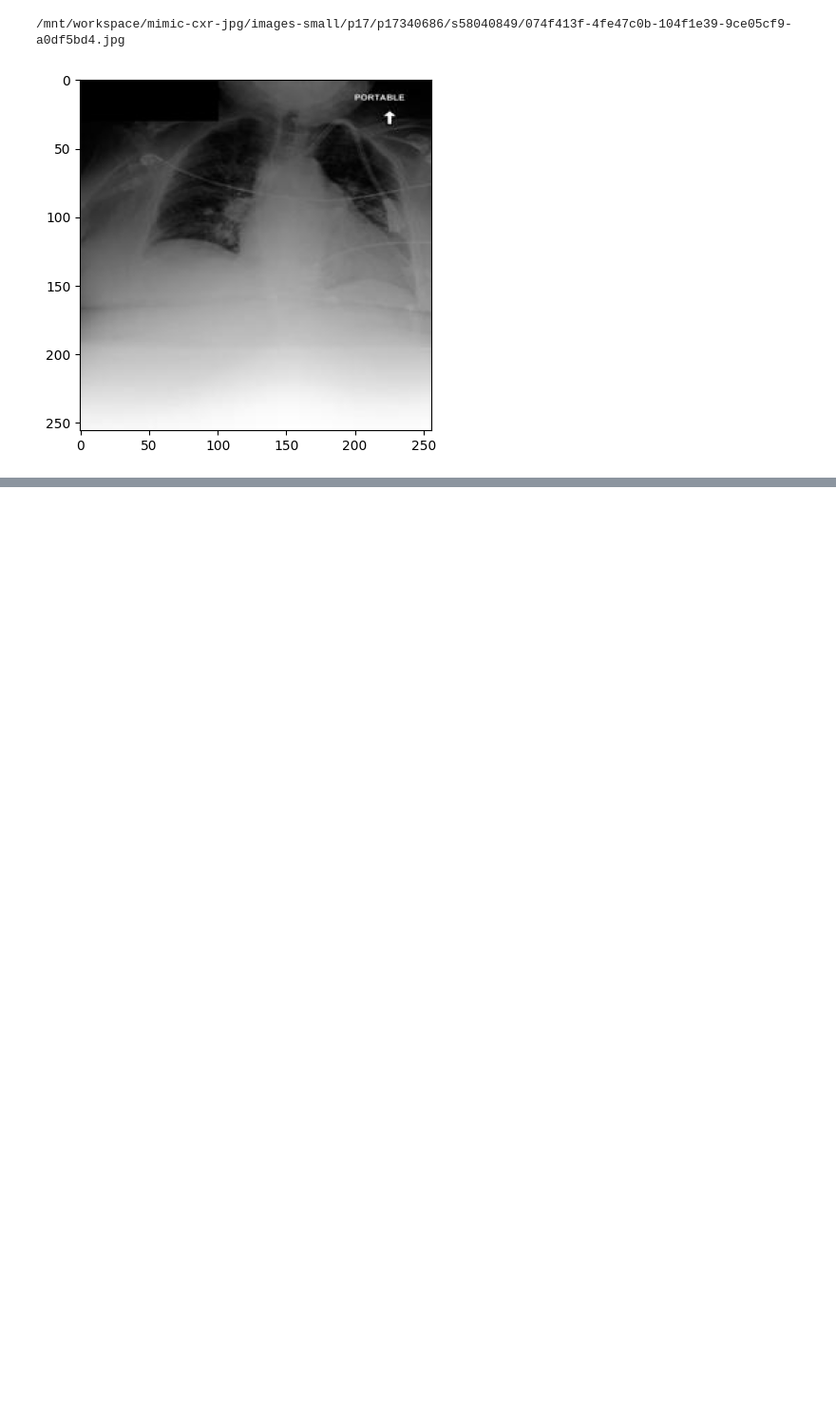
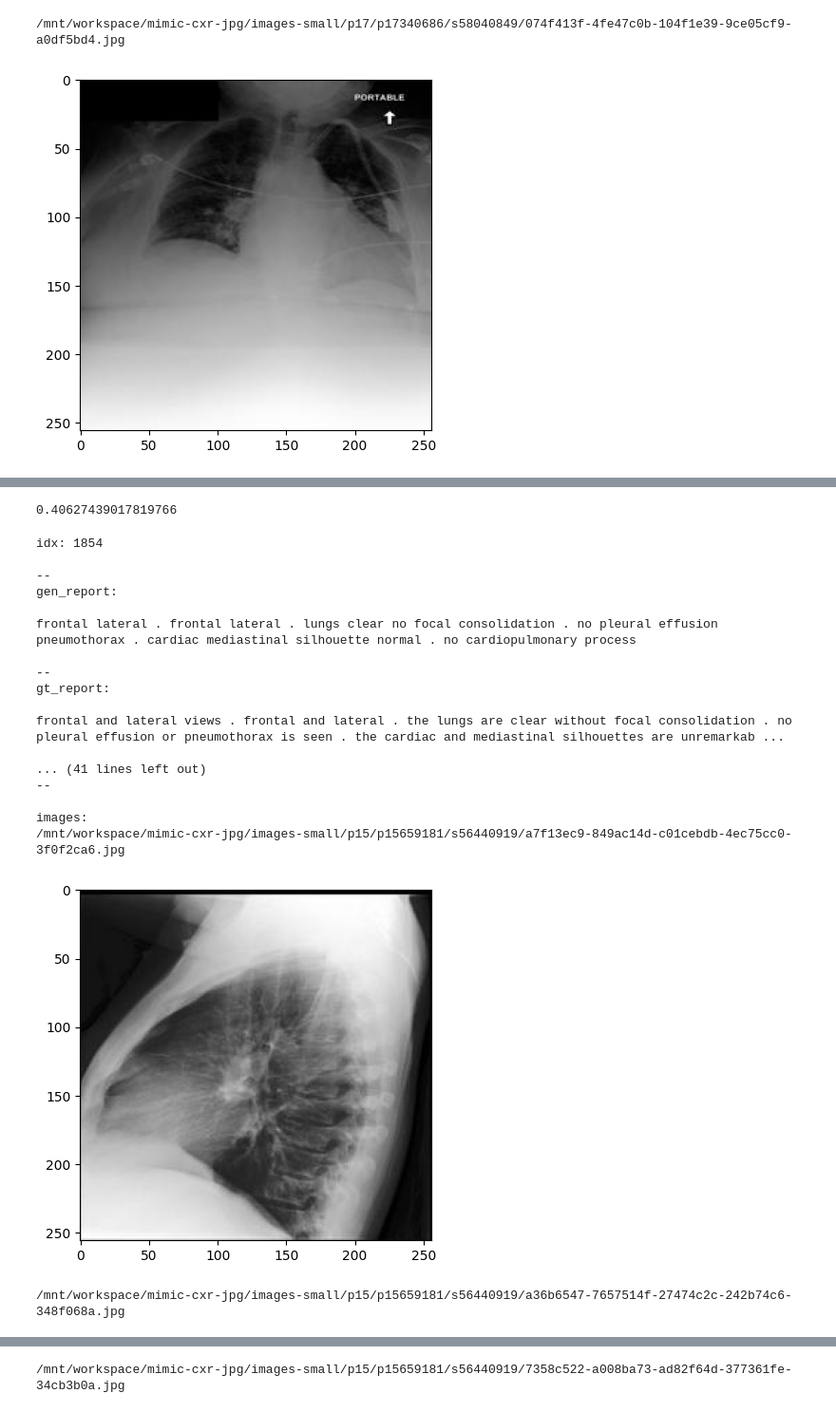
Before and after one commit to PabloMessina/MedVQA, a Jupyter notebook: medvqa/notebooks/eval labels2report generation.ipynb, the cells around one changed output, grey strips where cells are left out. Shown at 95% size. Saved outputs shown, nothing was run; the diff lists cells and outputs as text; code cells hidden in the pictures; blank space fills up the shorter version.

```diff
--- a/medvqa/notebooks/eval labels2report generation.ipynb
+++ b/medvqa/notebooks/eval labels2report generation.ipynb
@@ -567,0 +711,32 @@ images:
+# %%
+repgenexplotter12 = ReportGenExamplePlotter(
+    report_metrics_path='/mnt/data/pamessina/workspaces/medvqa-workspace/results/report_gen/20230505_045954_mim_Labels2ReportModel(28,10,TransfTextDec(es=512,hs=512,nl=3,nh=4,dff=512))/mimiccxr_test_set_report_level_metrics.pkl',
+    reports_path='/mnt/data/pamessina/workspaces/medvqa-workspace/results/report_gen/20230505_045954_mim_Labels2ReportModel(28,10,TransfTextDec(es=512,hs=512,nl=3,nh=4,dff=512))/mimiccxr_test_set_reports.pkl',
+)
+# %%
+x = repgenexplotter12.report_metrics['chxlabf1']
+sum(x) / len(x)
+# %% [output]
+0.40627439017819766
+# %%
+repgenexplotter12.inspect_example(mode='best')
+# %% [output]
+idx: 1854
+
+--
+gen_report:
+
+frontal lateral . frontal lateral . lungs clear no focal consolidation . no pleural effusion pneumothorax . cardiac mediastinal silhouette normal . no cardiopulmonary process
+
+--
+gt_report:
+
+frontal and lateral views . frontal and lateral . the lungs are clear without focal consolidation . no pleural effusion or pneumothorax is seen . the cardiac and mediastinal silhouettes are unremarkab ...
+
+... (41 lines left out)
+--
+
+images:
+/mnt/workspace/mimic-cxr-jpg/images-small/p15/p15659181/s56440919/a7f13ec9-849ac14d-c01cebdb-4ec75cc0-3f0f2ca6.jpg
+[figure, added]
+/mnt/workspace/mimic-cxr-jpg/images-small/p15/p15659181/s56440919/a36b6547-7657514f-27474c2c-242b74c6-348f068a.jpg
@@ -567,0 +744 @@ images:
+/mnt/workspace/mimic-cxr-jpg/images-small/p15/p15659181/s56440919/7358c522-a008ba73-ad82f64d-377361fe-34cb3b0a.jpg
```
Also changed, not shown: parts of 18 cells of this notebook, 17 other files.
